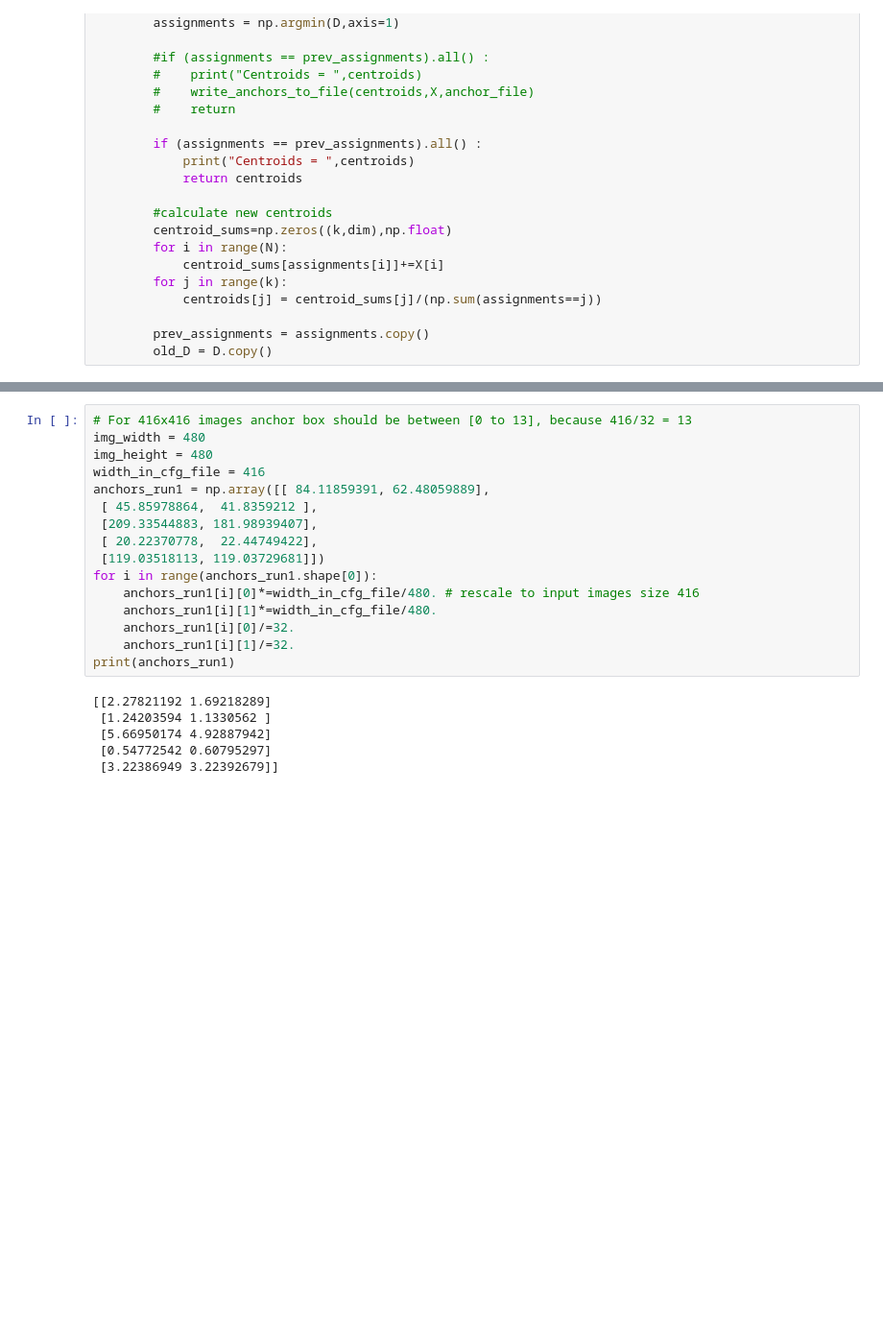
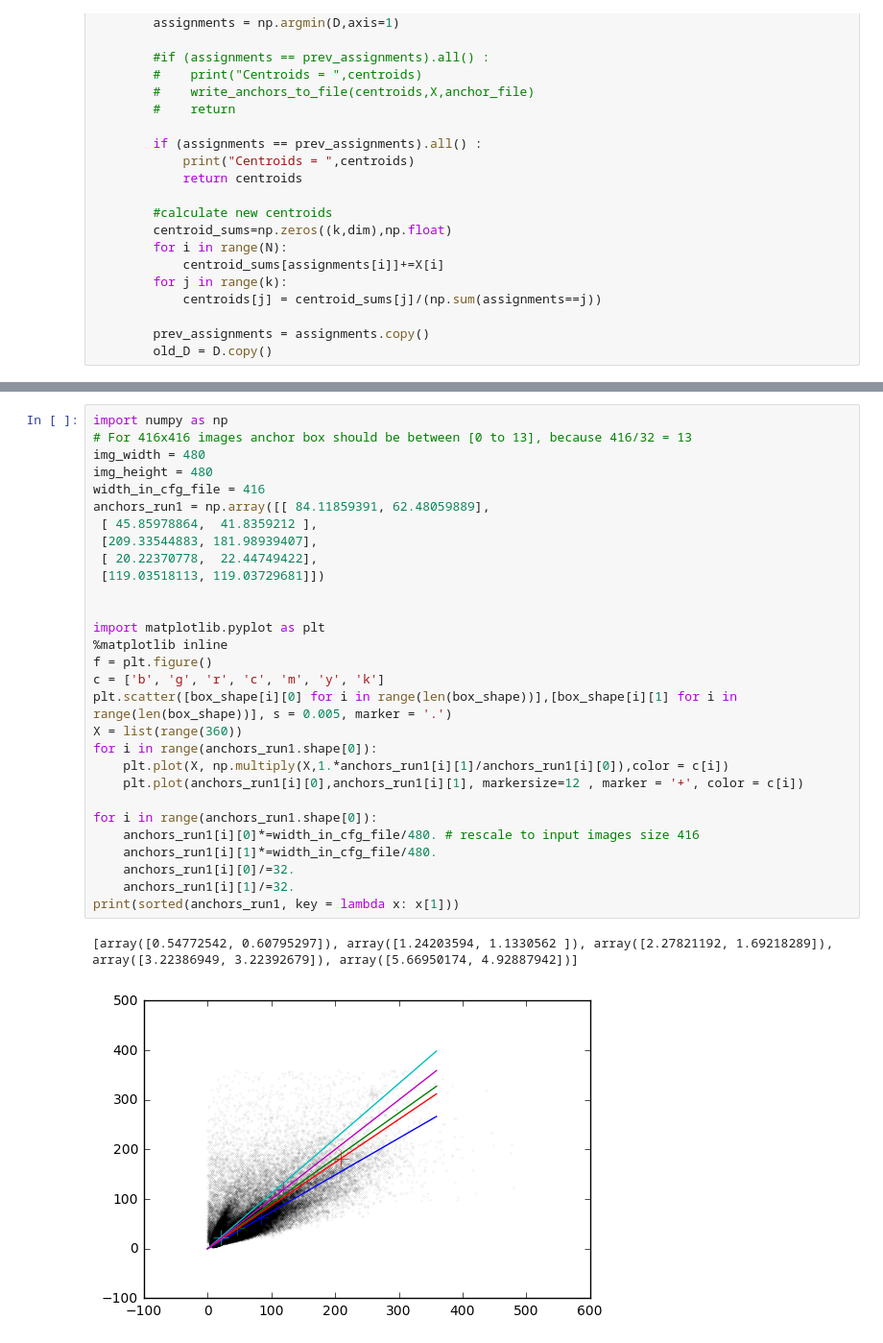
Before and after one commit to kensun619/Image-based-Object-Detection-System-for-Self-driving-Cars-Application, a Jupyter notebook: Qinyuan/darkflow/Data Analysis.ipynb, the cells around one changed output, grey strips where cells are left out. Shown: that part at 96% size. Cells and saved outputs as stored; diff of their text form; blank space fills up the shorter version.

Commit message:
finished k clustering on 9 clusters and visualization

```diff
--- a/Qinyuan/darkflow/Data Analysis.ipynb
+++ b/Qinyuan/darkflow/Data Analysis.ipynb
@@ -253,25 +253,35 @@ iter 12: dists = 339.00159364858683
 # %%
+import numpy as np
 # For 416x416 images anchor box should be between [0 to 13], because 416/32 = 13
 img_width = 480
 img_height = 480
 width_in_cfg_file = 416
 anchors_run1 = np.array([[ 84.11859391, 62.48059889],
  [ 45.85978864,  41.8359212 ],
  [209.33544883, 181.98939407],
  [ 20.22370778,  22.44749422],
  [119.03518113, 119.03729681]])
+
+
+import matplotlib.pyplot as plt
+%matplotlib inline
+f = plt.figure()
+c = ['b', 'g', 'r', 'c', 'm', 'y', 'k']
+plt.scatter([box_shape[i][0] for i in range(len(box_shape))],[box_shape[i][1] for i in range(len(box_shape))], s = 0.005, marker = '.')
+X = list(range(360))
+for i in range(anchors_run1.shape[0]):
+    plt.plot(X, np.multiply(X,1.*anchors_run1[i][1]/anchors_run1[i][0]),color = c[i])
+    plt.plot(anchors_run1[i][0],anchors_run1[i][1], markersize=12 , marker = '+', color = c[i])
+
 for i in range(anchors_run1.shape[0]):
     anchors_run1[i][0]*=width_in_cfg_file/480. # rescale to input images size 416
     anchors_run1[i][1]*=width_in_cfg_file/480.
     anchors_run1[i][0]/=32.
     anchors_run1[i][1]/=32.
-print(anchors_run1)
+print(sorted(anchors_run1, key = lambda x: x[1]))
 # %% [output]
-[[2.27821192 1.69218289]
- [1.24203594 1.1330562 ]
- [5.66950174 4.92887942]
- [0.54772542 0.60795297]
- [3.22386949 3.22392679]]
+[array([0.54772542, 0.60795297]), array([1.24203594, 1.1330562 ]), array([2.27821192, 1.69218289]), array([3.22386949, 3.22392679]), array([5.66950174, 4.92887942])]
+[figure, added]
 # %%
 anchors_run2 = np.array([[136.51134673, 111.27001078],
  [ 78.669171,    75.00685743],
```
Also changed, not shown: parts of 4 cells of this notebook.
